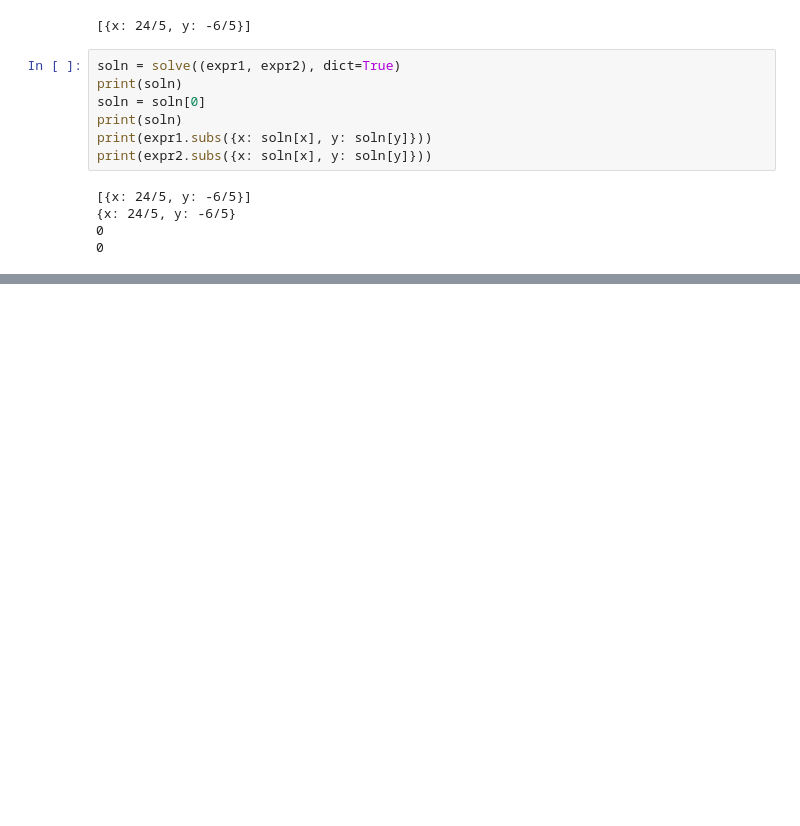
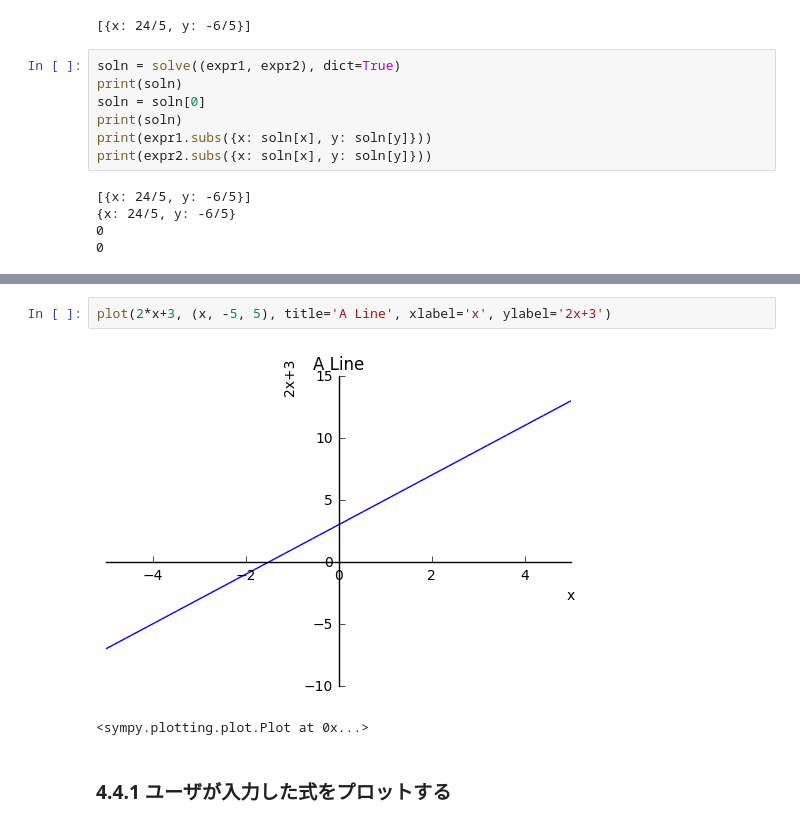
Before and after one commit to 5t111111/doing-math-with-python, a Jupyter notebook: chapter4/chapter4.ipynb, the cells around one changed output, grey strips where cells are left out. Cells and saved outputs as stored; diff of their text form; blank space fills up the shorter version.

```diff
--- a/chapter4/chapter4.ipynb
+++ b/chapter4/chapter4.ipynb
@@ -330,0 +347,7 @@ print(expr2.subs({x: soln[x], y: soln[y]}))
+# %%
+plot(2*x+3, (x, -5, 5), title='A Line', xlabel='x', ylabel='2x+3')
+# %% [output]
+[figure, added]
+<sympy.plotting.plot.Plot at 0x...>
+# %% [markdown]
+### 4.4.1 ユーザが入力した式をプロットする
```
Also changed, not shown: parts of 9 cells of this notebook.
